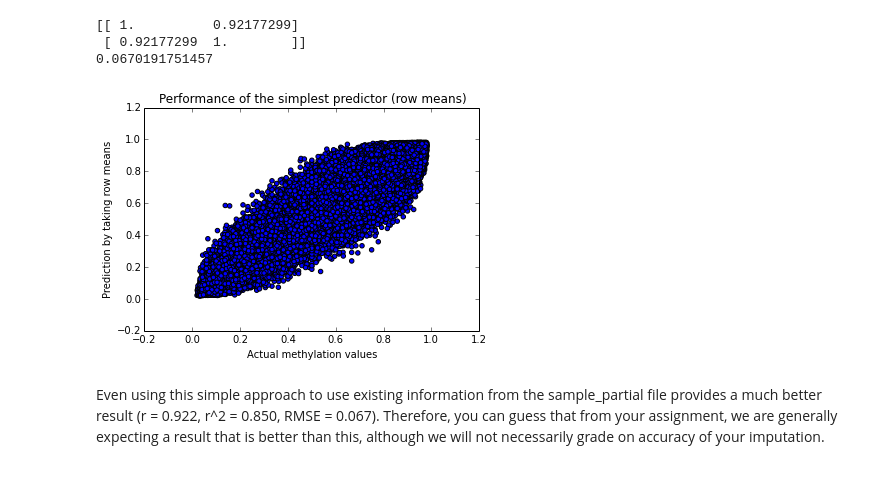
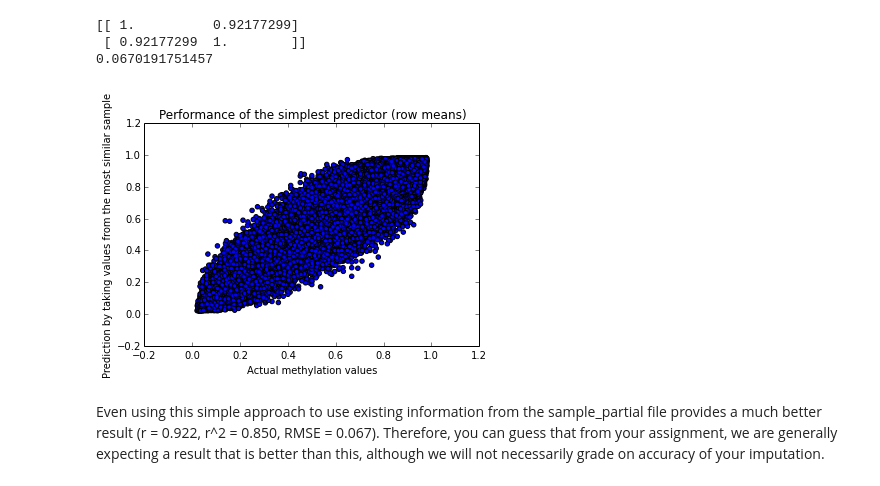
Before and after one commit to bjo/methylation_imputation, a Jupyter notebook: meth_assignment_demo_final.ipynb, the cells around one changed output. Cells and saved outputs as stored; diff of their text form; code cells hidden in the pictures.

```diff
--- a/meth_assignment_demo_final.ipynb
+++ b/meth_assignment_demo_final.ipynb
@@ -468,15 +468,15 @@ print(rmse(np.array(samp_23_test_mod), np.array(full_values_test_mod)))
 # %%
 %matplotlib inline
 
 plt.scatter(full_values_test_mod, samp_23_test_mod)
 
 plt.xlabel('Actual methylation values')
-plt.ylabel('Prediction by taking row means')
+plt.ylabel('Prediction by taking values from the most similar sample')
 plt.title('Performance of the simplest predictor (row means)')
 
 plt.show()
 # %% [output]
-[figure, old version]
+[figure, new version]
 # %% [markdown]
 Even using this simple approach to use existing information from the sample_partial file provides a much better result (r = 0.922, r^2 = 0.850, RMSE = 0.067). Therefore, you can guess that from your assignment, we are generally expecting a result that is better than this, although we will not necessarily grade on accuracy of your imputation.
 # %% [markdown]
```
Also changed, not shown: parts of 1 cell of this notebook.
